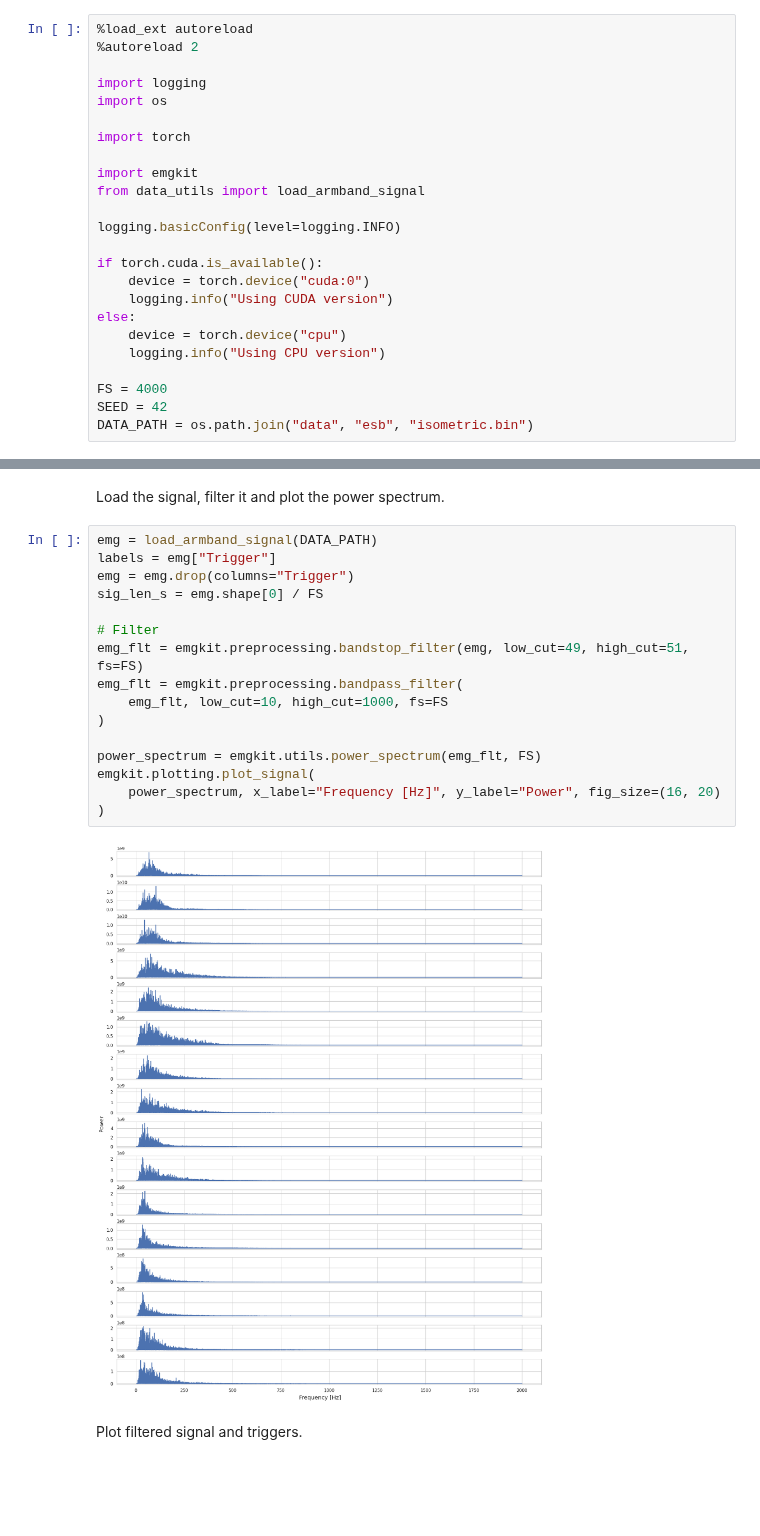
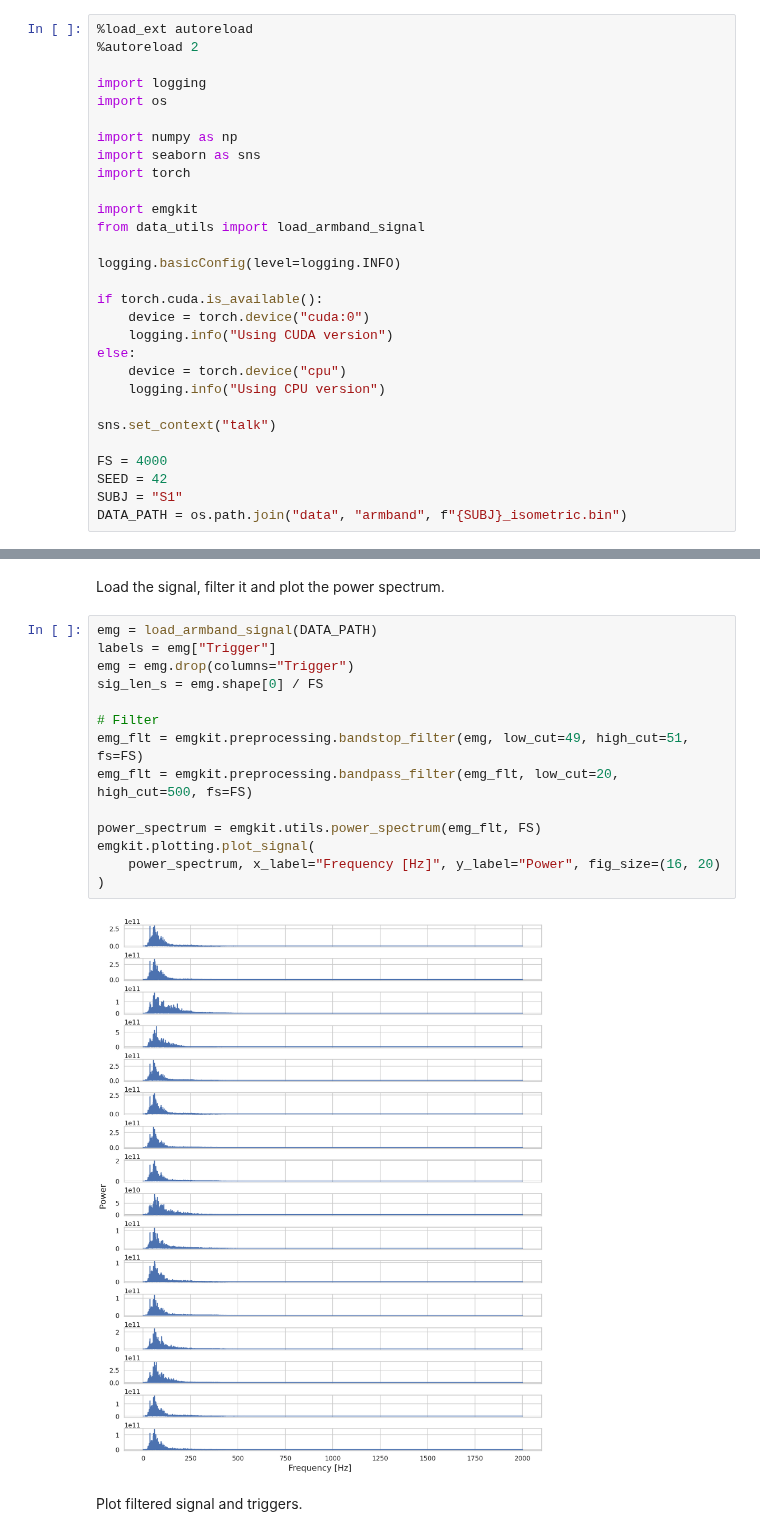
Before and after one commit to pulp-bio/emgkit, a Jupyter notebook: examples/Decomposition of sEMG signals from armband.ipynb, the cells around one changed output, grey strips where cells are left out. Saved outputs shown, nothing was run; the diff lists cells and outputs as text; blank space fills up the shorter version.

Commit message:
Added experiments with armband

```diff
--- a/examples/Decomposition of sEMG signals from armband.ipynb
+++ b/examples/Decomposition of sEMG signals from armband.ipynb
@@ -7,6 +7,8 @@
 import logging
 import os
 
+import numpy as np
+import seaborn as sns
 import torch
 
 import emgkit
@@ -21,9 +23,12 @@ else:
     device = torch.device("cpu")
     logging.info("Using CPU version")
 
+sns.set_context("talk")
+
 FS = 4000
 SEED = 42
-DATA_PATH = os.path.join("data", "esb", "isometric.bin")
+SUBJ = "S1"
+DATA_PATH = os.path.join("data", "armband", f"{SUBJ}_isometric.bin")
 # %% [output]
 INFO:root:Using CUDA version
 # %% [markdown]
@@ -31,21 +36,19 @@ Load the signal, filter it and plot the power spectrum.
 # %%
 emg = load_armband_signal(DATA_PATH)
 labels = emg["Trigger"]
 emg = emg.drop(columns="Trigger")
 sig_len_s = emg.shape[0] / FS
 
 # Filter
 emg_flt = emgkit.preprocessing.bandstop_filter(emg, low_cut=49, high_cut=51, fs=FS)
-emg_flt = emgkit.preprocessing.bandpass_filter(
-    emg_flt, low_cut=10, high_cut=1000, fs=FS
-)
+emg_flt = emgkit.preprocessing.bandpass_filter(emg_flt, low_cut=20, high_cut=500, fs=FS)
 
 power_spectrum = emgkit.utils.power_spectrum(emg_flt, FS)
 emgkit.plotting.plot_signal(
     power_spectrum, x_label="Frequency [Hz]", y_label="Power", fig_size=(16, 20)
 )
 # %% [output]
-[figure, old version]
+[figure, new version]
 # %% [markdown]
 Plot filtered signal and triggers.
 # %%
```
Also changed, not shown: parts of 12 cells of this notebook, 1 other file.
